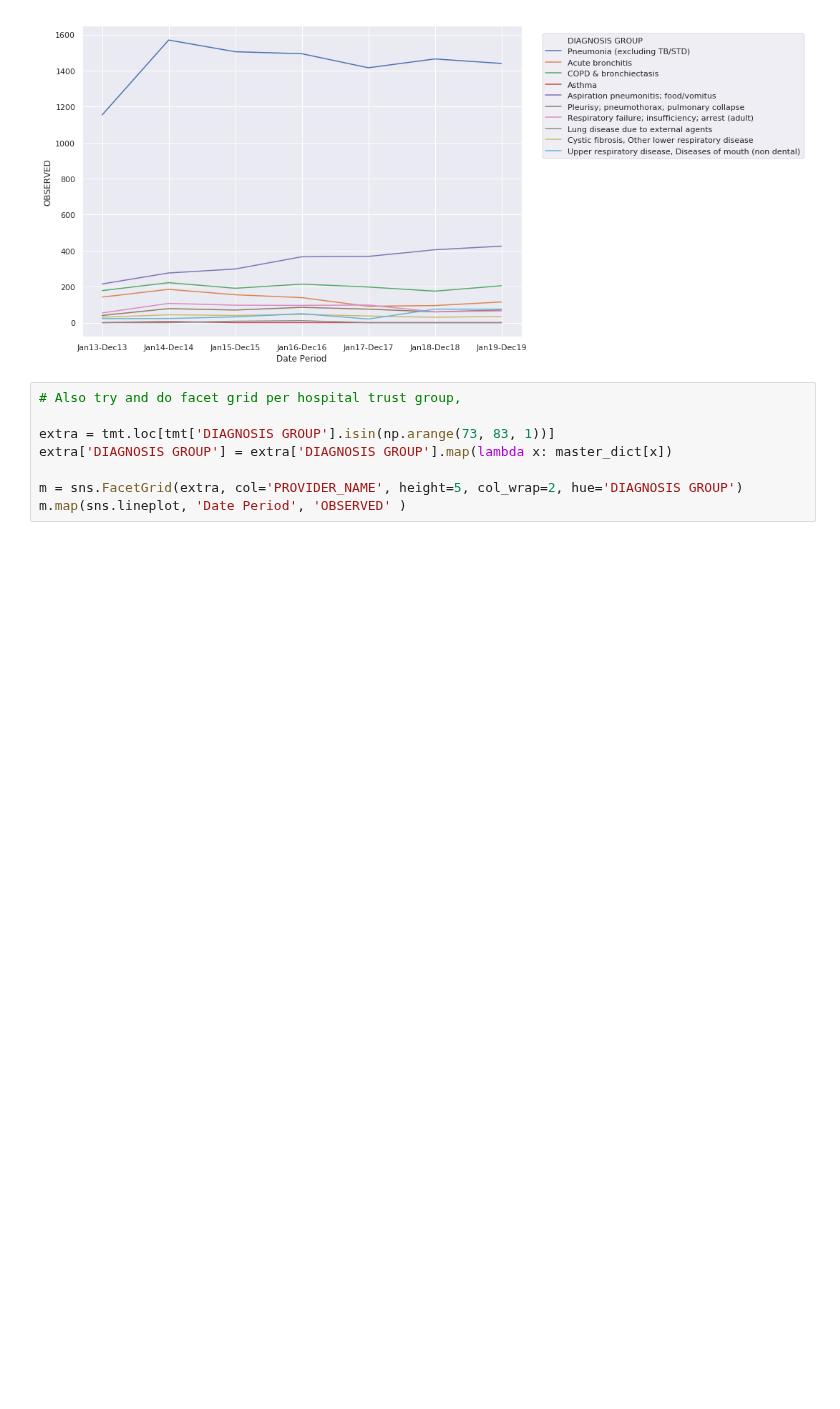
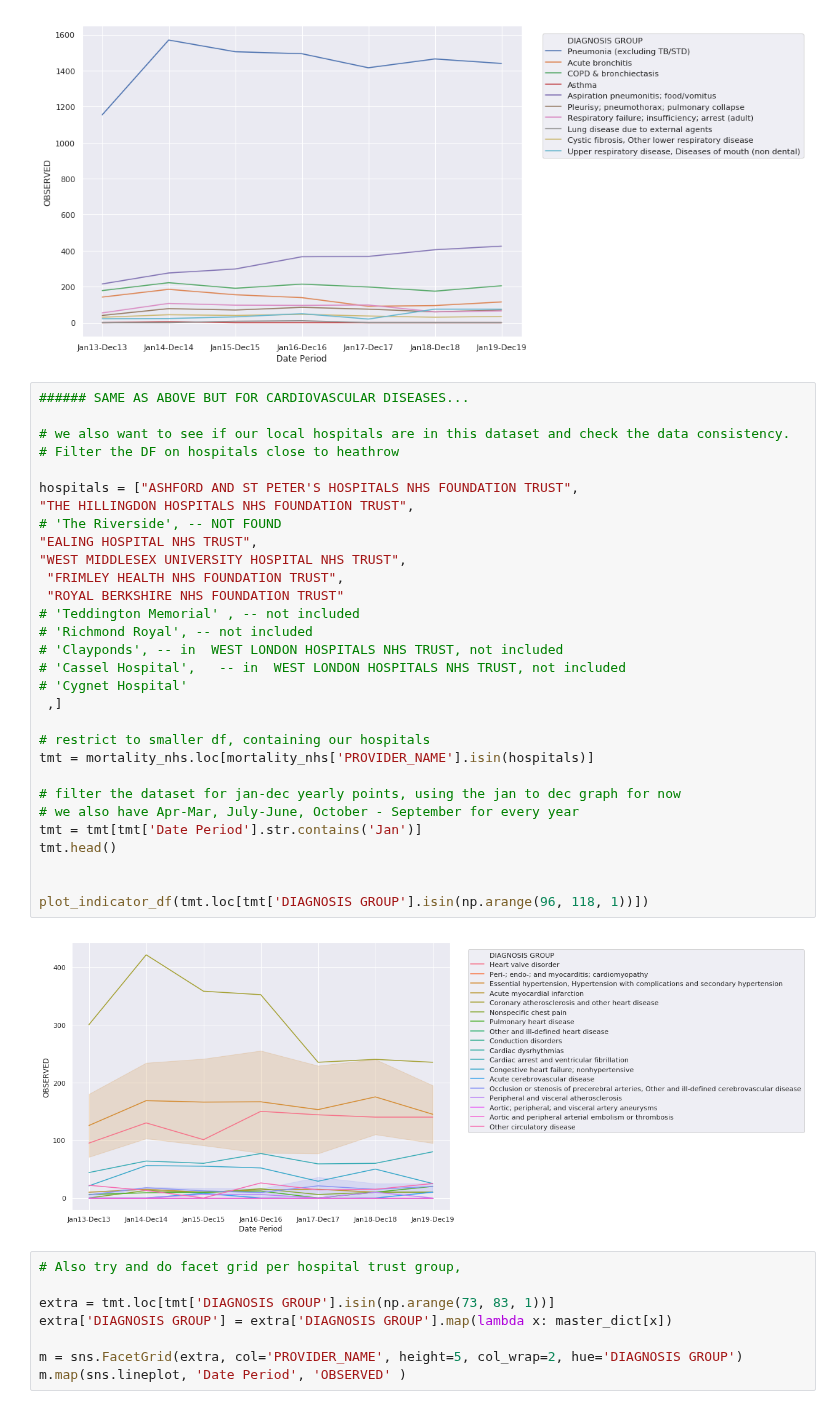
Before and after one commit to jlusane/Heathrow_Air_Pollution, a Jupyter notebook: health_data/nhs/NHS EDA.ipynb, the cells around one changed output. Drawn from its saved outputs; the diff is of its cells as text; blank space fills up the shorter version.

```diff
--- a/health_data/nhs/NHS EDA.ipynb
+++ b/health_data/nhs/NHS EDA.ipynb
@@ -311,6 +343,38 @@ tmt.head()
 plot_indicator_df(tmt.loc[tmt['DIAGNOSIS GROUP'].isin(np.arange(73, 83, 1))])
 # %% [output]
 [figure]
+# %%
+###### SAME AS ABOVE BUT FOR CARDIOVASCULAR DISEASES...
+
+# we also want to see if our local hospitals are in this dataset and check the data consistency.
+# Filter the DF on hospitals close to heathrow
+
+hospitals = ["ASHFORD AND ST PETER'S HOSPITALS NHS FOUNDATION TRUST",
+"THE HILLINGDON HOSPITALS NHS FOUNDATION TRUST",
+# 'The Riverside', -- NOT FOUND
+"EALING HOSPITAL NHS TRUST",
+"WEST MIDDLESEX UNIVERSITY HOSPITAL NHS TRUST",
+ "FRIMLEY HEALTH NHS FOUNDATION TRUST",
+ "ROYAL BERKSHIRE NHS FOUNDATION TRUST"
+# 'Teddington Memorial' , -- not included
+# 'Richmond Royal', -- not included
+# 'Clayponds', -- in  WEST LONDON HOSPITALS NHS TRUST, not included
+# 'Cassel Hospital',   -- in  WEST LONDON HOSPITALS NHS TRUST, not included
+# 'Cygnet Hospital'
+ ,]
+
+# restrict to smaller df, containing our hospitals
+tmt = mortality_nhs.loc[mortality_nhs['PROVIDER_NAME'].isin(hospitals)]
+
+# filter the dataset for jan-dec yearly points, using the jan to dec graph for now
+# we also have Apr-Mar, July-June, October - September for every year
+tmt = tmt[tmt['Date Period'].str.contains('Jan')]
+tmt.head()
+
+
+plot_indicator_df(tmt.loc[tmt['DIAGNOSIS GROUP'].isin(np.arange(96, 118, 1))])
+# %% [output]
+[figure, added]
 # %%
 # Also try and do facet grid per hospital trust group,
 
```
Also changed, not shown: parts of 8 cells of this notebook.
